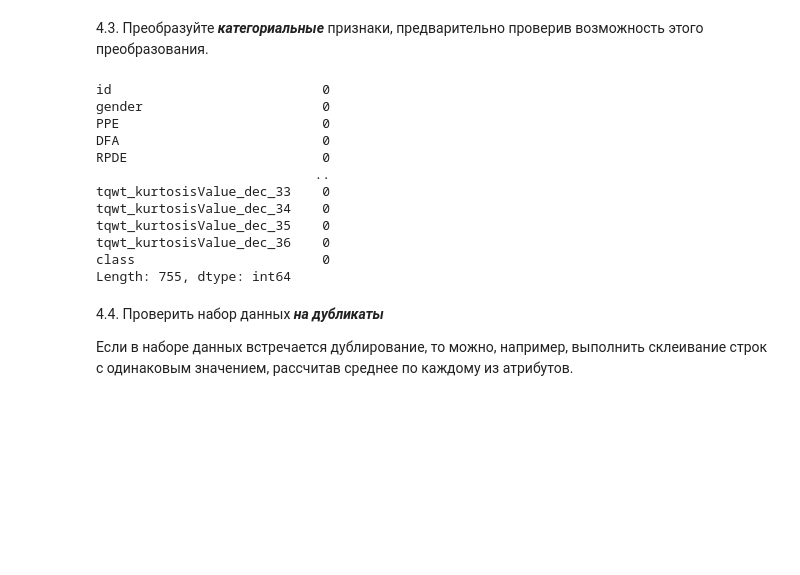
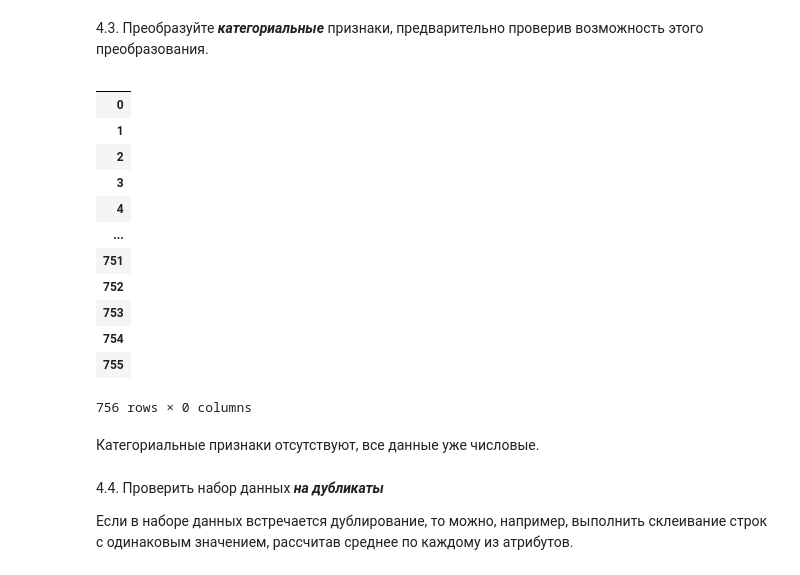
Before and after one commit to Trenj/preparing_data4_ml, a Jupyter notebook: lab2/materials/ipynb/ПЗ_2_ РАБОТА С ТАБЛИЧНЫМИ ДАННЫМИ.ipynb, the cells around one changed output. Saved outputs shown, nothing was run; the diff lists cells and outputs as text; code cells hidden in the pictures; blank space fills up the shorter version.

```diff
--- a/lab2/materials/ipynb/ПЗ_2_ РАБОТА С ТАБЛИЧНЫМИ ДАННЫМИ.ipynb
+++ b/lab2/materials/ipynb/ПЗ_2_ РАБОТА С ТАБЛИЧНЫМИ ДАННЫМИ.ipynb
@@ -273,20 +261,23 @@ max                   156.423700    1.000000
 # %%
 #ВАШ КОД
 
-df.isnull().sum()
+df.select_dtypes(include='object')
 # %% [output]
+|  |
+| 0 |
+| 1 |
+| 2 |
+| 3 |
+| 4 |
+| ... |
+| 751 |
+| 752 |
+| 753 |
+| 754 |
+| 755 |
-id                           0
-gender                       0
-PPE                          0
-DFA                          0
-RPDE                         0
-                            ..
-tqwt_kurtosisValue_dec_33    0
-tqwt_kurtosisValue_dec_34    0
-tqwt_kurtosisValue_dec_35    0
-tqwt_kurtosisValue_dec_36    0
-class                        0
-Length: 755, dtype: int64
+756 rows × 0 columns
+# %% [markdown]
+Категориальные признаки отсутствуют, все данные уже числовые.
 # %% [markdown]
 4.4. Проверить набор данных ***на дубликаты***
 
```
Also changed, not shown: parts of 5 cells of this notebook.
